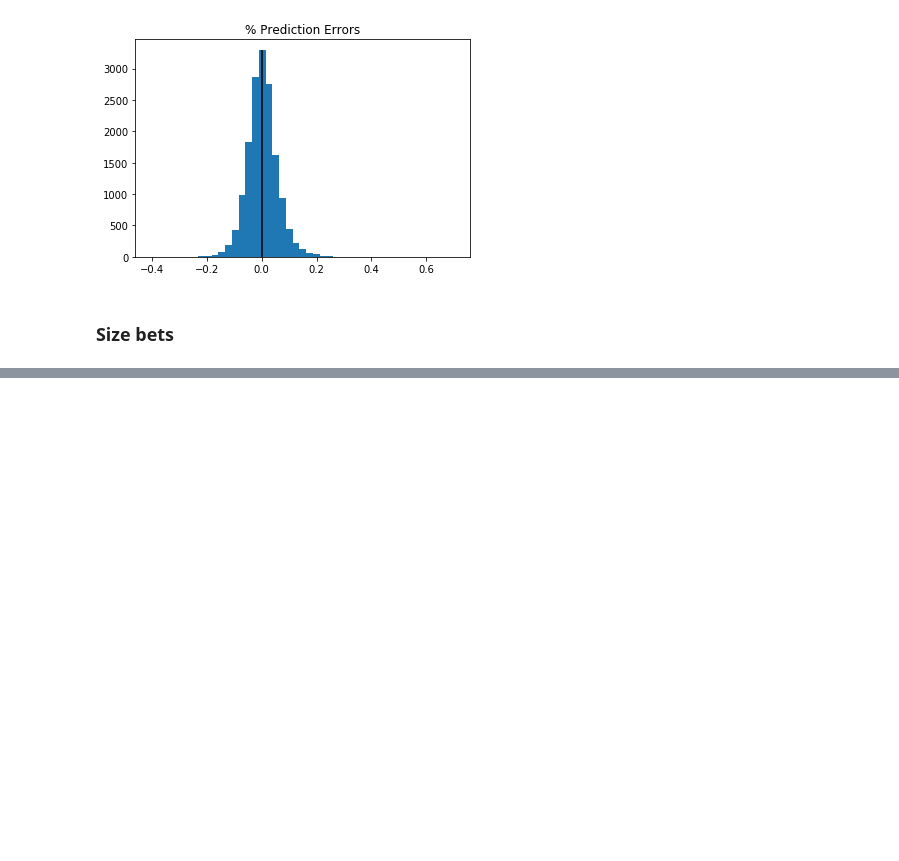
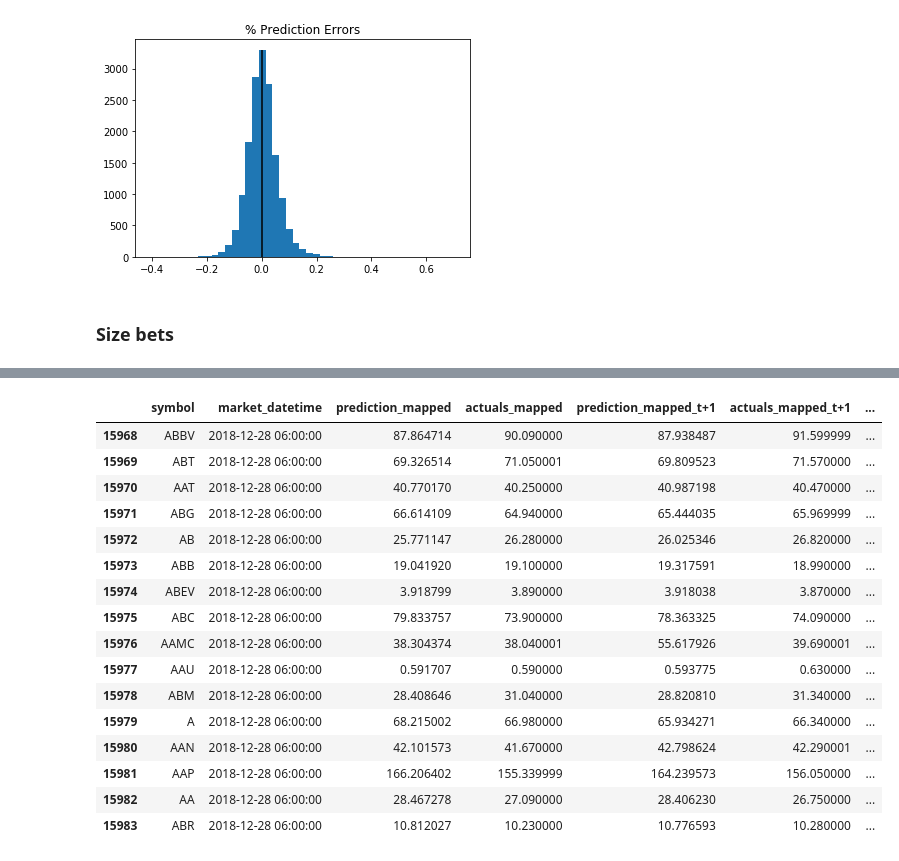
Before and after one commit to rbetzler/fun-times-in-python, a Jupyter notebook: finance/data_science/exploration/20191215_lstm_multiple_stocks.ipynb, the cells around one changed output, grey strips where cells are left out. Saved outputs shown, nothing was run; the diff lists cells and outputs as text; code cells hidden in the pictures; blank space fills up the shorter version.

```diff
--- a/finance/data_science/exploration/20191215_lstm_multiple_stocks.ipynb
+++ b/finance/data_science/exploration/20191215_lstm_multiple_stocks.ipynb
@@ -315,0 +380,20 @@ plt.show()
+# %%
+positions
+# %% [output]
+|  | symbol | market_datetime | prediction_mapped | actuals_mapped | prediction_mapped_t+1 | actuals_mapped_t+1 | ... |
+| 15968 | ABBV | 2018-12-28 06:00:00 | 87.864714 | 90.090000 | 87.938487 | 91.599999 | ... |
+| 15969 | ABT | 2018-12-28 06:00:00 | 69.326514 | 71.050001 | 69.809523 | 71.570000 | ... |
+| 15970 | AAT | 2018-12-28 06:00:00 | 40.770170 | 40.250000 | 40.987198 | 40.470000 | ... |
+| 15971 | ABG | 2018-12-28 06:00:00 | 66.614109 | 64.940000 | 65.444035 | 65.969999 | ... |
+| 15972 | AB | 2018-12-28 06:00:00 | 25.771147 | 26.280000 | 26.025346 | 26.820000 | ... |
+| 15973 | ABB | 2018-12-28 06:00:00 | 19.041920 | 19.100000 | 19.317591 | 18.990000 | ... |
+| 15974 | ABEV | 2018-12-28 06:00:00 | 3.918799 | 3.890000 | 3.918038 | 3.870000 | ... |
+| 15975 | ABC | 2018-12-28 06:00:00 | 79.833757 | 73.900000 | 78.363325 | 74.090000 | ... |
+| 15976 | AAMC | 2018-12-28 06:00:00 | 38.304374 | 38.040001 | 55.617926 | 39.690001 | ... |
+| 15977 | AAU | 2018-12-28 06:00:00 | 0.591707 | 0.590000 | 0.593775 | 0.630000 | ... |
+| 15978 | ABM | 2018-12-28 06:00:00 | 28.408646 | 31.040000 | 28.820810 | 31.340000 | ... |
+| 15979 | A | 2018-12-28 06:00:00 | 68.215002 | 66.980000 | 65.934271 | 66.340000 | ... |
+| 15980 | AAN | 2018-12-28 06:00:00 | 42.101573 | 41.670000 | 42.798624 | 42.290001 | ... |
+| 15981 | AAP | 2018-12-28 06:00:00 | 166.206402 | 155.339999 | 164.239573 | 156.050000 | ... |
+| 15982 | AA | 2018-12-28 06:00:00 | 28.467278 | 27.090000 | 28.406230 | 26.750000 | ... |
+| 15983 | ABR | 2018-12-28 06:00:00 | 10.812027 | 10.230000 | 10.776593 | 10.280000 | ... |
```
Also changed, not shown: parts of 10 cells of this notebook.
